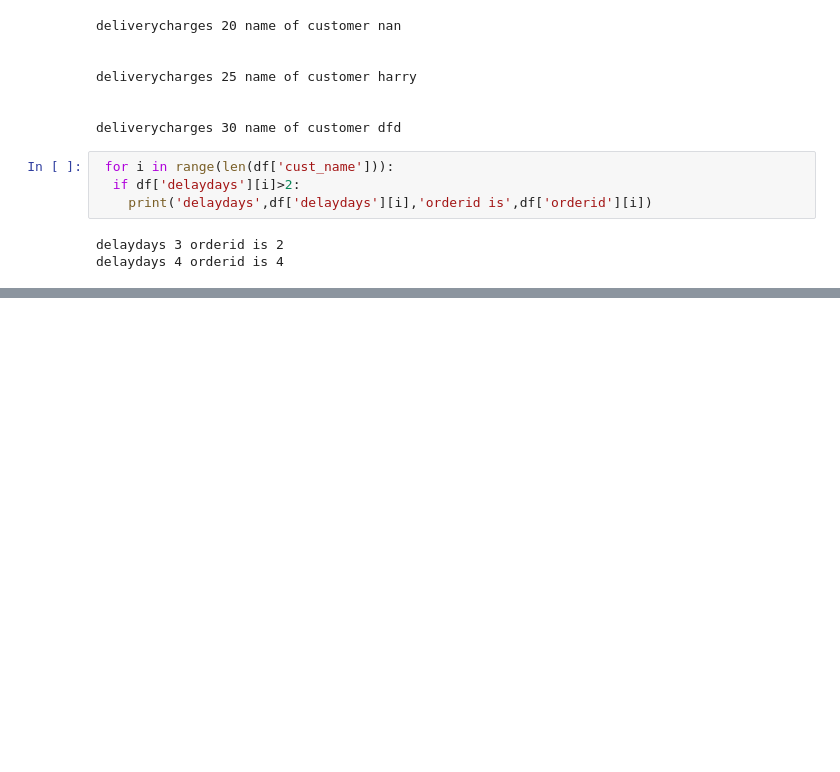
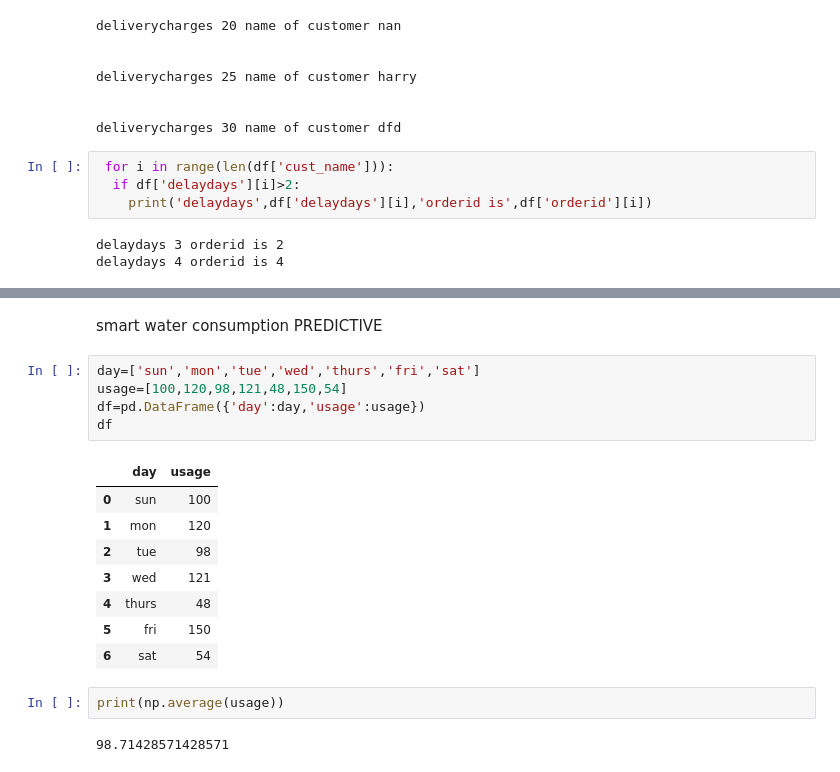
Before and after one commit to allunanda12/data-analytics-practice, a Jupyter notebook: day3.ipynb, the cells around one changed output, grey strips where cells are left out. Cells and saved outputs as stored; diff of their text form; blank space fills up the shorter version.

```diff
--- a/day3.ipynb
+++ b/day3.ipynb
@@ -84,0 +161,20 @@ delaydays 4 orderid is 4
+# %% [markdown]
+smart water consumption PREDICTIVE
+# %%
+day=['sun','mon','tue','wed','thurs','fri','sat']
+usage=[100,120,98,121,48,150,54]
+df=pd.DataFrame({'day':day,'usage':usage})
+df
+# %% [output]
+|  | day | usage |
+| 0 | sun | 100 |
+| 1 | mon | 120 |
+| 2 | tue | 98 |
+| 3 | wed | 121 |
+| 4 | thurs | 48 |
+| 5 | fri | 150 |
+| 6 | sat | 54 |
+# %%
+print(np.average(usage))
+# %% [output]
+98.71428571428571
```
Also changed, not shown: parts of 6 cells of this notebook.
